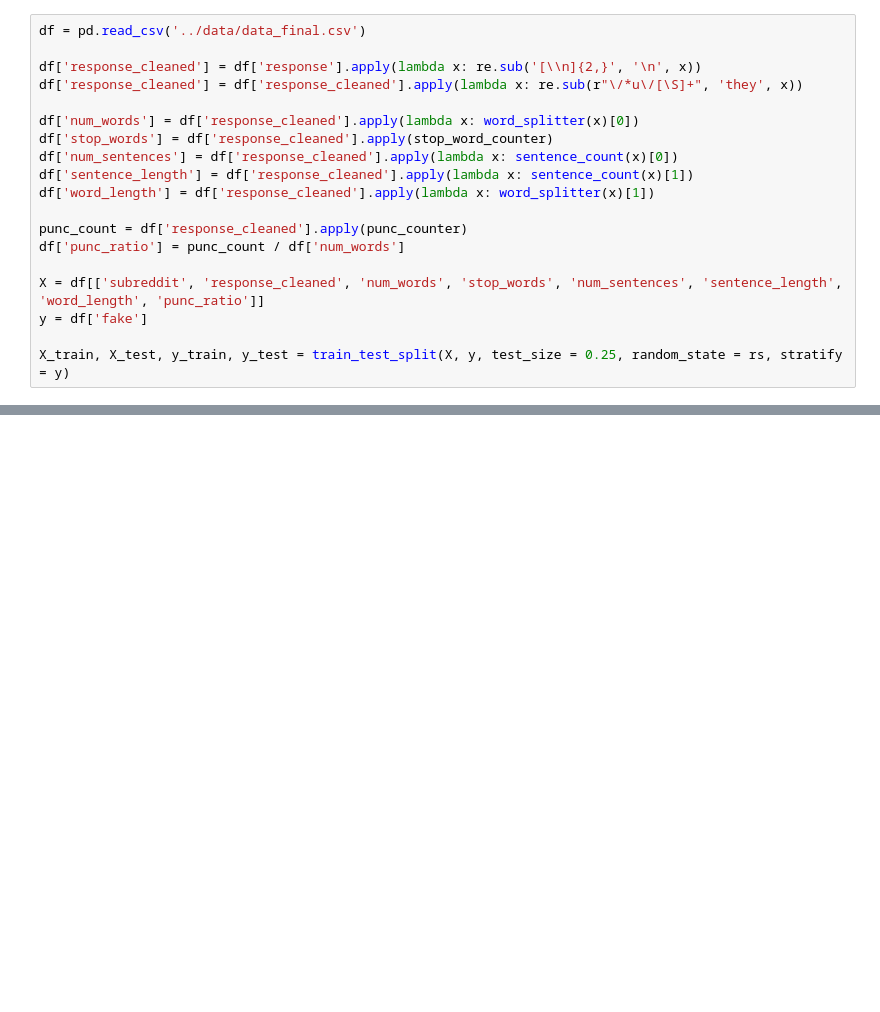
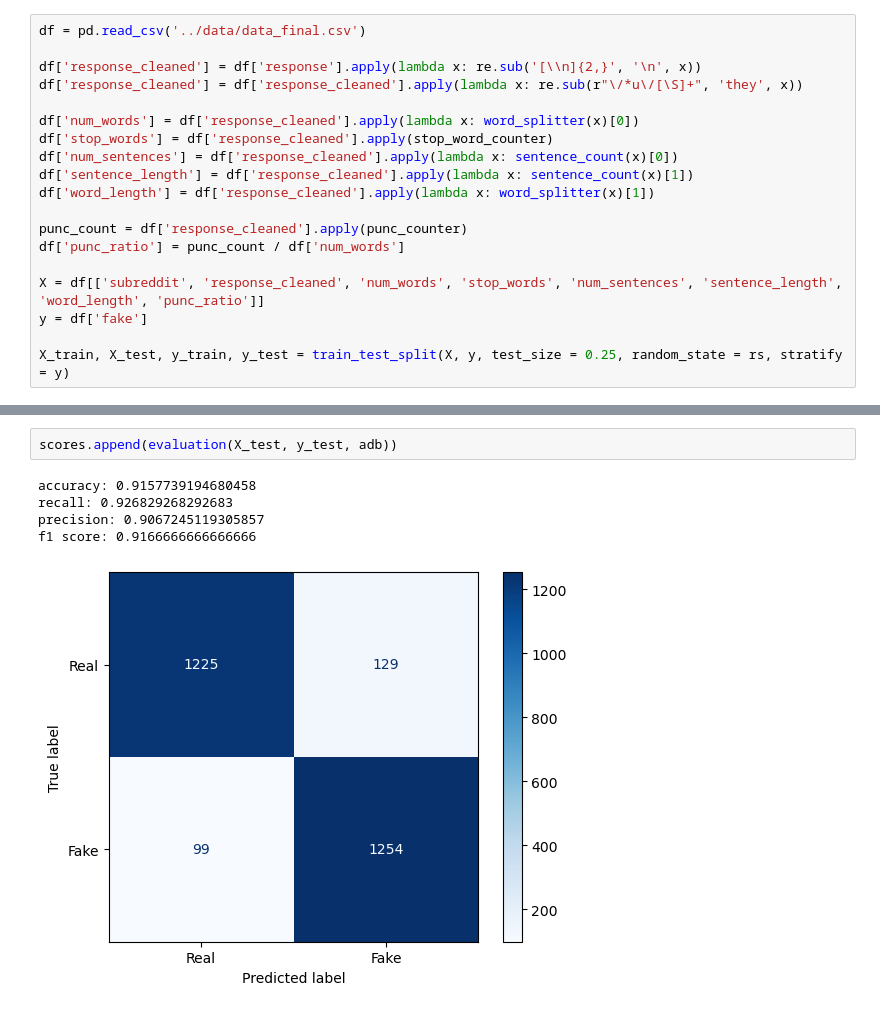
Before and after one commit to vijay-ravuri/reddit-comment-classification, a Jupyter notebook: code/04-Model_Evaluation.ipynb, the cells around one changed output, grey strips where cells are left out. Drawn from its saved outputs; the diff is of its cells as text; blank space fills up the shorter version.

```diff
--- a/code/04-Model_Evaluation.ipynb
+++ b/code/04-Model_Evaluation.ipynb
@@ -39,0 +88,8 @@ et.score(X_test, y_test)
+# %%
+scores.append(evaluation(X_test, y_test, adb))
+# %% [output]
+accuracy: 0.9157739194680458
+recall: 0.926829268292683
+precision: 0.9067245119305857
+f1 score: 0.9166666666666666
+[figure, added]
```
Also changed, not shown: parts of 17 cells of this notebook, 1 other file.
